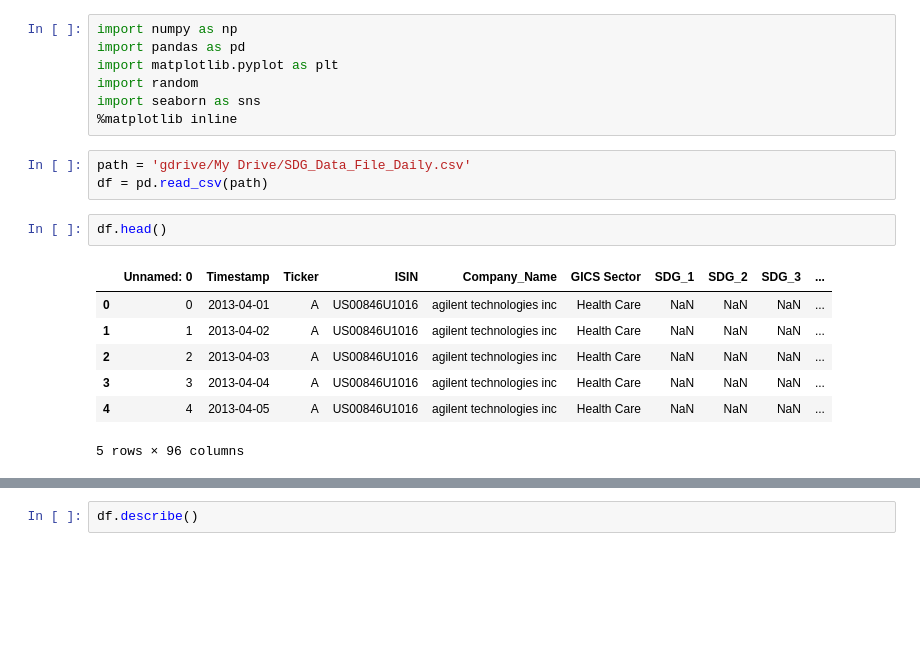
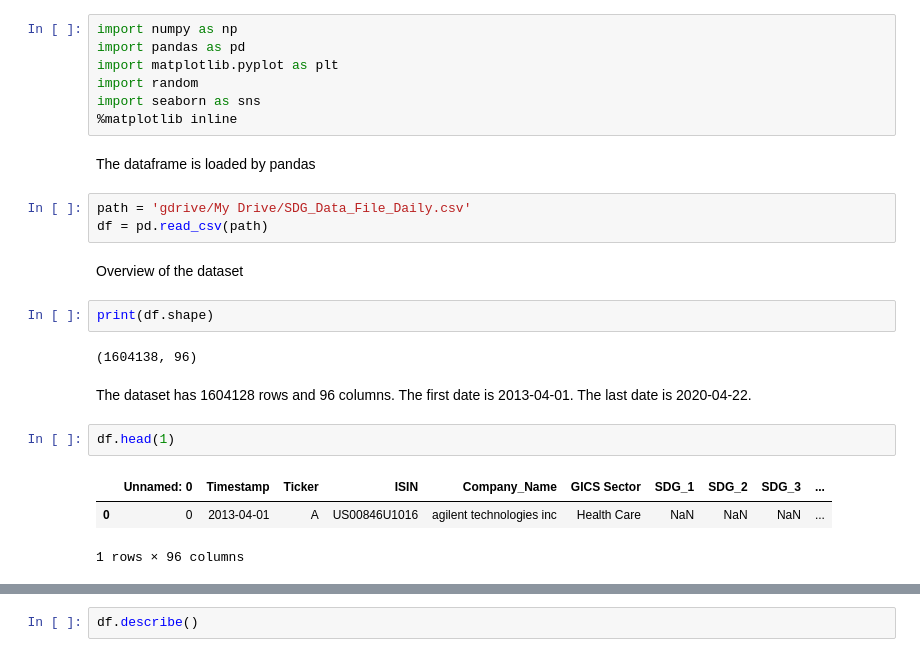
Before and after one commit to SavannahY/Global-A.I.-Data-Science, a Jupyter notebook: SDG.ipynb, the cells around one changed output, grey strips where cells are left out. Saved outputs shown, nothing was run; the diff lists cells and outputs as text; blank space fills up the shorter version.

```diff
--- a/SDG.ipynb
+++ b/SDG.ipynb
@@ -16,16 +20,22 @@ import matplotlib.pyplot as plt
 import random
 import seaborn as sns
 %matplotlib inline
+# %% [markdown]
+The dataframe is loaded by pandas
 # %%
 path = 'gdrive/My Drive/SDG_Data_File_Daily.csv'
 df = pd.read_csv(path)
+# %% [markdown]
+Overview of the dataset
+# %%
+print(df.shape)
+# %% [output]
+(1604138, 96)
+# %% [markdown]
+The dataset has 1604128 rows and 96 columns. The first date is 2013-04-01. The last date is 2020-04-22.
 # %%
-df.head()
+df.head(1)
 # %% [output]
 |  | Unnamed: 0 | Timestamp | Ticker | ISIN | Company_Name | GICS Sector | SDG_1 | SDG_2 | SDG_3 | ... |
 | 0 | 0 | 2013-04-01 | A | US00846U1016 | agilent technologies inc | Health Care | NaN | NaN | NaN | ... |
-| 1 | 1 | 2013-04-02 | A | US00846U1016 | agilent technologies inc | Health Care | NaN | NaN | NaN | ... |
-| 2 | 2 | 2013-04-03 | A | US00846U1016 | agilent technologies inc | Health Care | NaN | NaN | NaN | ... |
-| 3 | 3 | 2013-04-04 | A | US00846U1016 | agilent technologies inc | Health Care | NaN | NaN | NaN | ... |
-| 4 | 4 | 2013-04-05 | A | US00846U1016 | agilent technologies inc | Health Care | NaN | NaN | NaN | ... |
-5 rows × 96 columns
+1 rows × 96 columns
```
Also changed, not shown: parts of 59 cells of this notebook.
